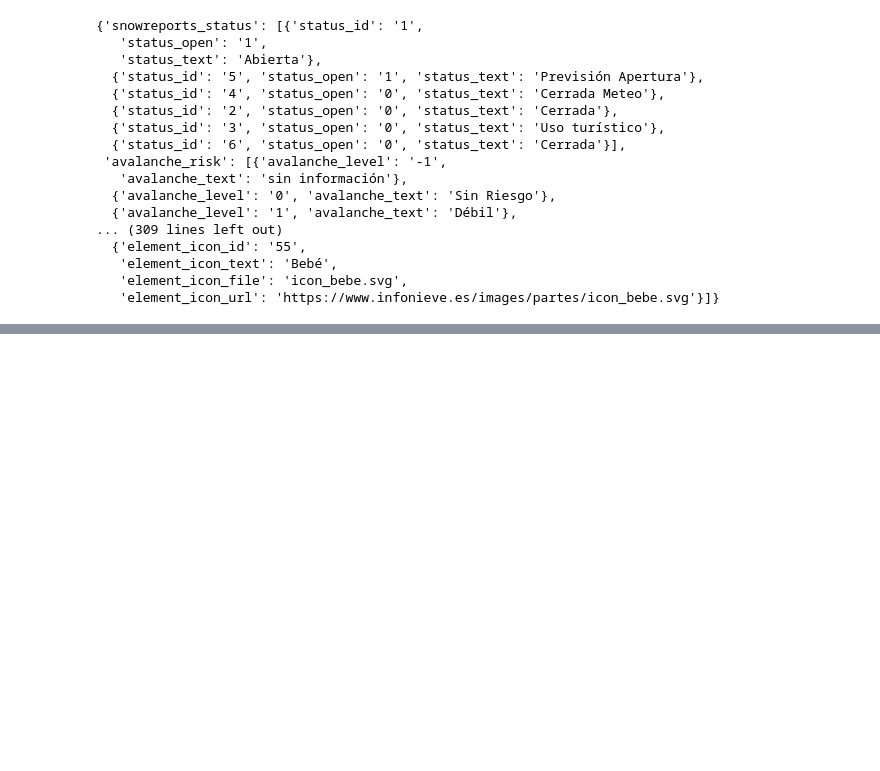
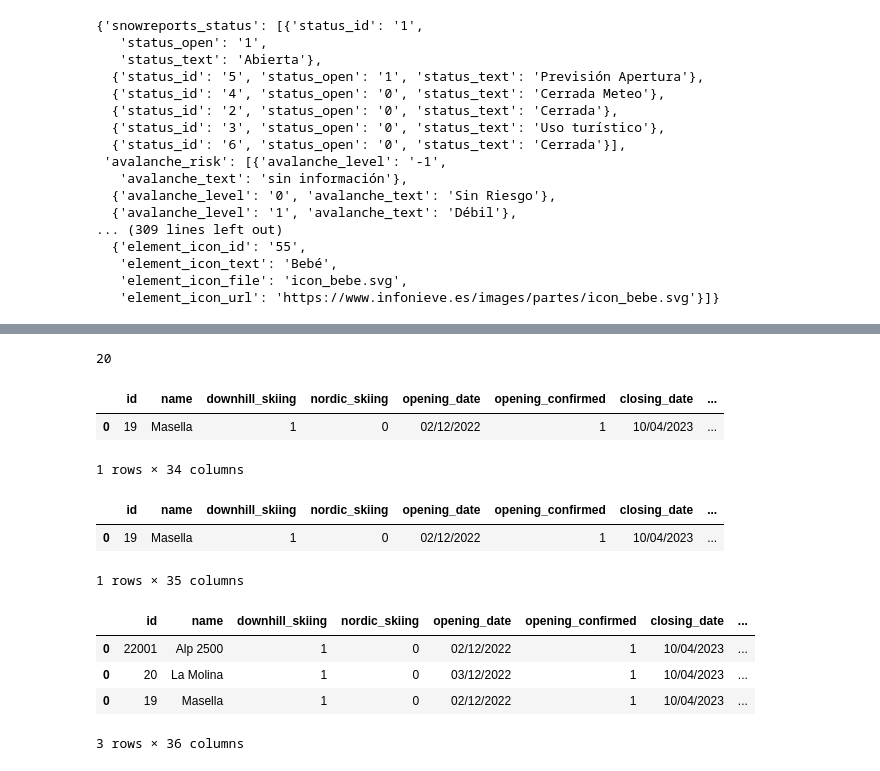
Before and after one commit to victorjgg14/proyecto_estaciones, a Jupyter notebook: proyecto_infonieve.ipynb, the cells around one changed output, grey strips where cells are left out. Saved outputs shown, nothing was run; the diff lists cells and outputs as text; code cells hidden in the pictures; blank space fills up the shorter version.

```diff
--- a/proyecto_infonieve.ipynb
+++ b/proyecto_infonieve.ipynb
@@ -292,0 +254,33 @@ df.iloc[1].id
+# %%
+df.iloc[1].id
+# %% [output]
+20
+# %%
+mas = pd.DataFrame(masella)
+mase = pd.DataFrame(masella['snowreports'])
+
+df_masella = mas.join(mase, how='left')
+
+df_masella
+# %% [output]
+|  | id | name | downhill_skiing | nordic_skiing | opening_date | opening_confirmed | closing_date | ... |
+| 0 | 19 | Masella | 1 | 0 | 02/12/2022 | 1 | 10/04/2023 | ... |
+1 rows × 34 columns
+# %%
+df_masella.insert(34, "snowpark", 0)
+# %%
+df_masella
+# %% [output]
+|  | id | name | downhill_skiing | nordic_skiing | opening_date | opening_confirmed | closing_date | ... |
+| 0 | 19 | Masella | 1 | 0 | 02/12/2022 | 1 | 10/04/2023 | ... |
+1 rows × 35 columns
+# %%
+df = pd.concat([df,df_masella])
+
+df
+# %% [output]
+|  | id | name | downhill_skiing | nordic_skiing | opening_date | opening_confirmed | closing_date | ... |
+| 0 | 22001 | Alp 2500 | 1 | 0 | 02/12/2022 | 1 | 10/04/2023 | ... |
+| 0 | 20 | La Molina | 1 | 0 | 03/12/2022 | 1 | 10/04/2023 | ... |
+| 0 | 19 | Masella | 1 | 0 | 02/12/2022 | 1 | 10/04/2023 | ... |
+3 rows × 36 columns
```
Also changed, not shown: parts of 39 cells of this notebook.
